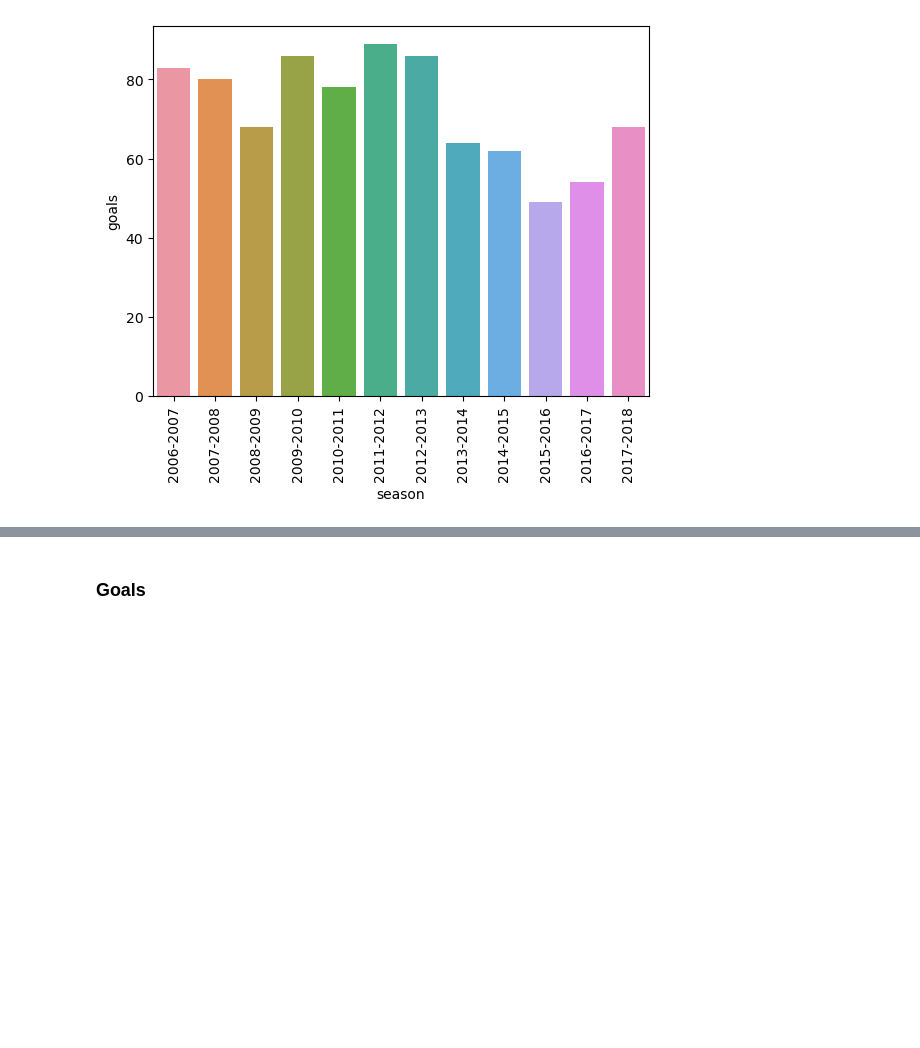
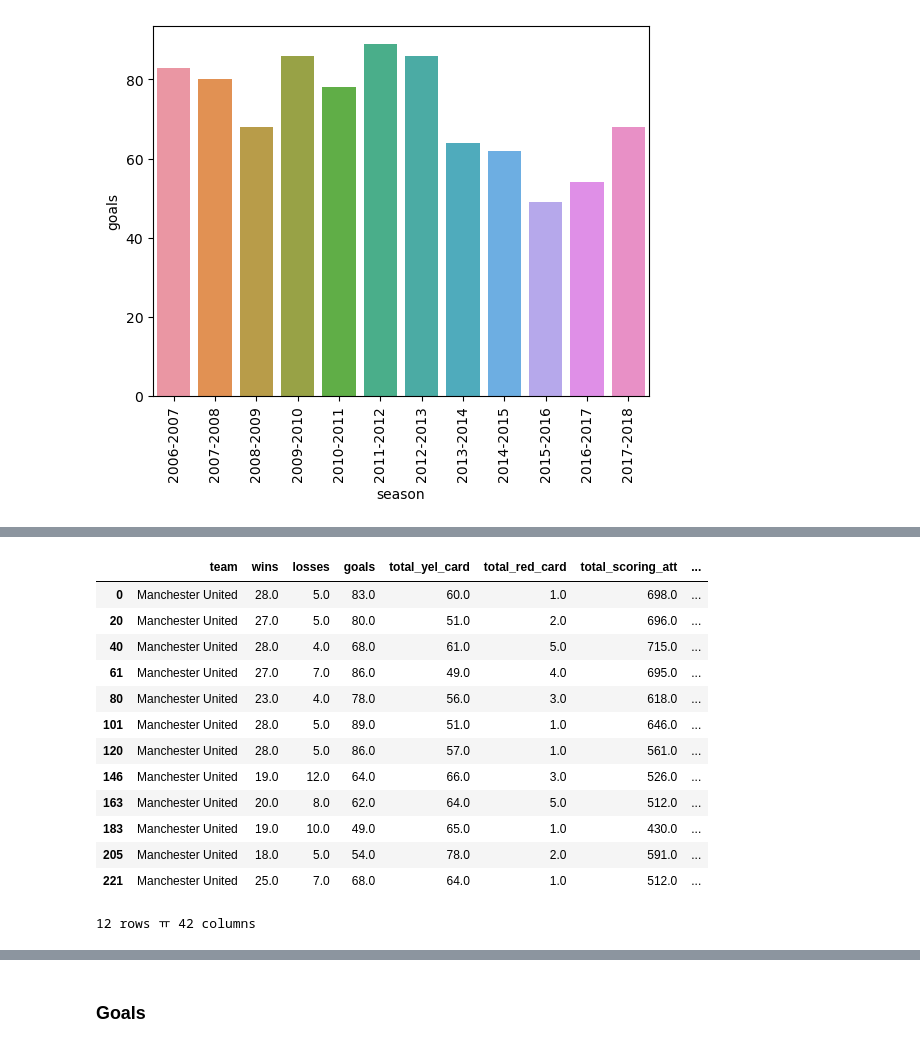
Before and after one commit to dasxgo/data-minds, a Jupyter notebook: notebooks/02-premier-league.ipynb, the cells around one changed output, grey strips where cells are left out. Saved outputs shown, nothing was run; the diff lists cells and outputs as text; code cells hidden in the pictures; blank space fills up the shorter version.

```diff
--- a/notebooks/02-premier-league.ipynb
+++ b/notebooks/02-premier-league.ipynb
@@ -94,0 +141,17 @@ plt.show()
+# %%
+mudf
+# %% [output]
+|  | team | wins | losses | goals | total_yel_card | total_red_card | total_scoring_att | ... |
+| 0 | Manchester United | 28.0 | 5.0 | 83.0 | 60.0 | 1.0 | 698.0 | ... |
+| 20 | Manchester United | 27.0 | 5.0 | 80.0 | 51.0 | 2.0 | 696.0 | ... |
+| 40 | Manchester United | 28.0 | 4.0 | 68.0 | 61.0 | 5.0 | 715.0 | ... |
+| 61 | Manchester United | 27.0 | 7.0 | 86.0 | 49.0 | 4.0 | 695.0 | ... |
+| 80 | Manchester United | 23.0 | 4.0 | 78.0 | 56.0 | 3.0 | 618.0 | ... |
+| 101 | Manchester United | 28.0 | 5.0 | 89.0 | 51.0 | 1.0 | 646.0 | ... |
+| 120 | Manchester United | 28.0 | 5.0 | 86.0 | 57.0 | 1.0 | 561.0 | ... |
+| 146 | Manchester United | 19.0 | 12.0 | 64.0 | 66.0 | 3.0 | 526.0 | ... |
+| 163 | Manchester United | 20.0 | 8.0 | 62.0 | 64.0 | 5.0 | 512.0 | ... |
+| 183 | Manchester United | 19.0 | 10.0 | 49.0 | 65.0 | 1.0 | 430.0 | ... |
+| 205 | Manchester United | 18.0 | 5.0 | 54.0 | 78.0 | 2.0 | 591.0 | ... |
+| 221 | Manchester United | 25.0 | 7.0 | 68.0 | 64.0 | 1.0 | 512.0 | ... |
+12 rows ￗ 42 columns
```
Also changed, not shown: parts of 13 cells of this notebook.
